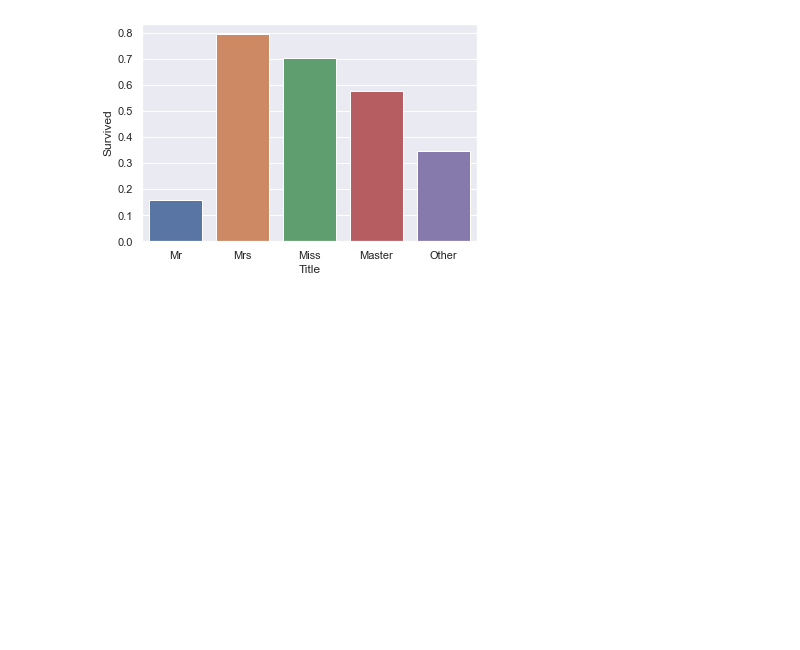
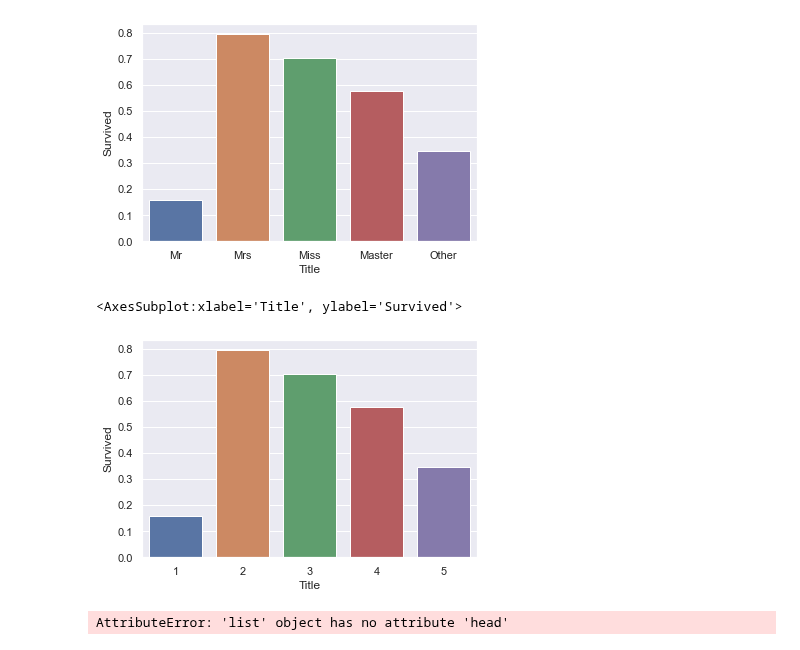
Before and after one commit to Gloriel/Kaggle, a Jupyter notebook: Titanic/Titanic_3001_ALL.ipynb, the cells around one changed output. Cells and saved outputs as stored; diff of their text form; code cells hidden in the pictures; blank space fills up the shorter version.

```diff
--- a/Titanic/Titanic_3001_ALL.ipynb
+++ b/Titanic/Titanic_3001_ALL.ipynb
@@ -234,0 +257,4 @@ for d in trd:
+# %%
+# Разделяем данные на равные блоки методом CUT
+df['AgeBand'] = pd.cut(df['Age'], 5) #Указываем число нужных блоков
+print(df[['AgeBand', 'Survived']].groupby(['AgeBand'], as_index=False).mean())
@@ -246,3 +282,15 @@ sns.barplot(x='Title', y='Survived', ci=None, data=df) # ci убирает до
 # %% [output]
 <AxesSubplot:xlabel='Title', ylabel='Survived'>
 [figure]
+# %%
+df['Title'] = df['Title'].map(
+    {'Mr': 1, 'Mrs': 2, 'Miss': 3, 'Master': 4, 'Other': 5})
+# %%
+sns.barplot(x='Title', y='Survived', ci=None, data=df)
+# %% [output]
+<AxesSubplot:xlabel='Title', ylabel='Survived'>
+[figure, added]
+# %%
+trd.head()
+# %% [output]
+AttributeError: 'list' object has no attribute 'head'
```
Also changed, not shown: parts of 7 cells of this notebook.
